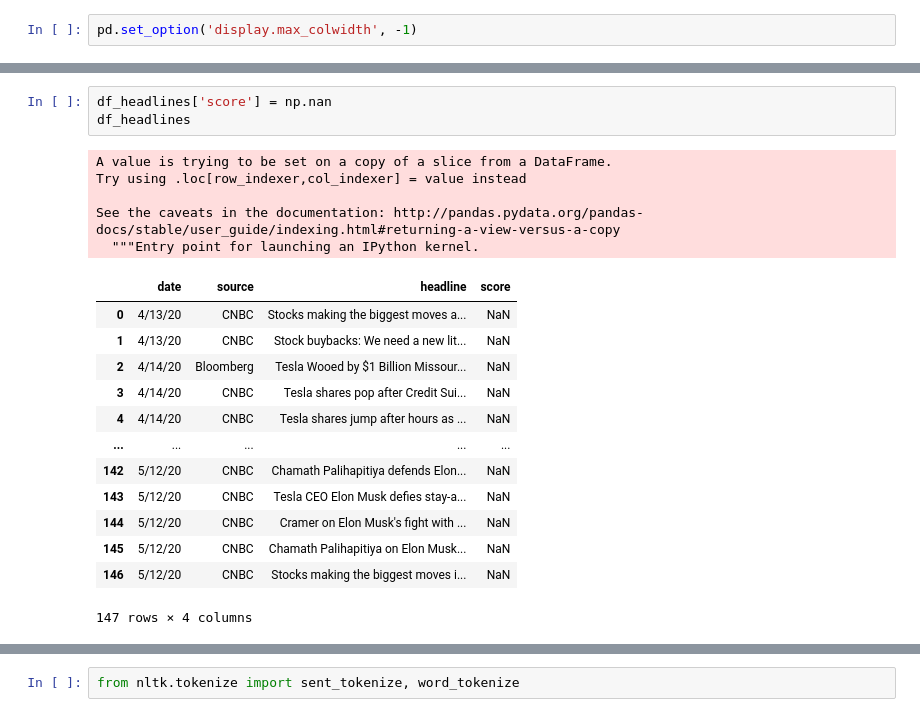
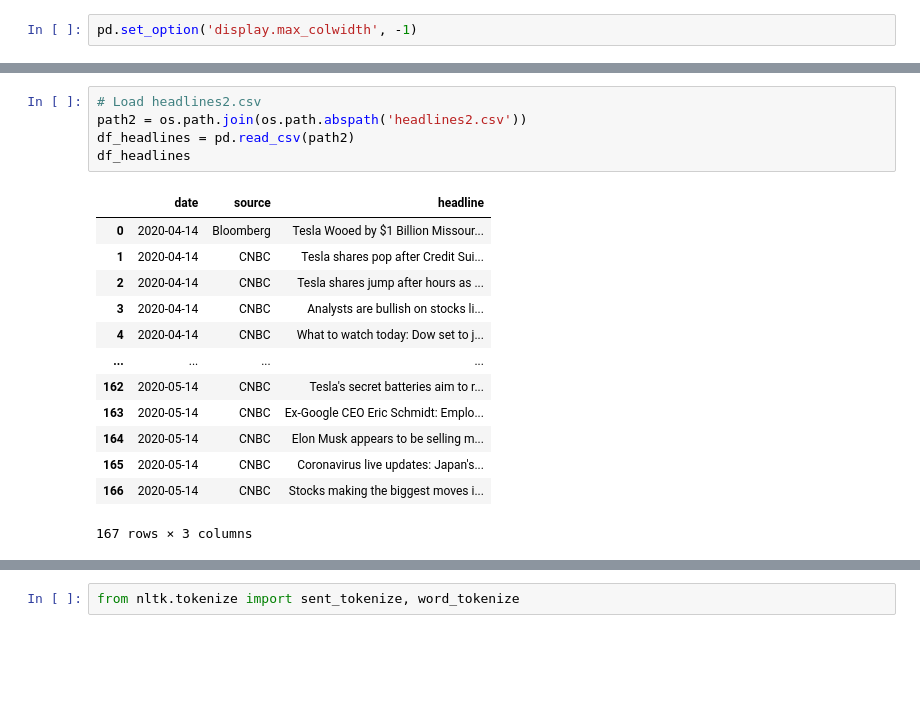
Before and after one commit to rich1123/Sentiment.Analysis, a Jupyter notebook: NewsAPI/headlines.ipynb, the cells around one changed output, grey strips where cells are left out. Cells and saved outputs as stored; diff of their text form; blank space fills up the shorter version.

```diff
--- a/NewsAPI/headlines.ipynb
+++ b/NewsAPI/headlines.ipynb
@@ -42,22 +8,19 @@ df_headlines
-# %%
-df_headlines['score'] = np.nan
-df_headlines
-# %% [output]
-A value is trying to be set on a copy of a slice from a DataFrame.
-Try using .loc[row_indexer,col_indexer] = value instead
-
-See the caveats in the documentation: http://pandas.pydata.org/pandas-docs/stable/user_guide/indexing.html#returning-a-view-versus-a-copy
-  """Entry point for launching an IPython kernel.
-|  | date | source | headline | score |
-| 0 | 4/13/20 | CNBC | Stocks making the biggest moves a... | NaN |
-| 1 | 4/13/20 | CNBC | Stock buybacks: We need a new lit... | NaN |
-| 2 | 4/14/20 | Bloomberg | Tesla Wooed by $1 Billion Missour... | NaN |
-| 3 | 4/14/20 | CNBC | Tesla shares pop after Credit Sui... | NaN |
-| 4 | 4/14/20 | CNBC | Tesla shares jump after hours as ... | NaN |
-| ... | ... | ... | ... | ... |
-| 142 | 5/12/20 | CNBC | Chamath Palihapitiya defends Elon... | NaN |
-| 143 | 5/12/20 | CNBC | Tesla CEO Elon Musk defies stay-a... | NaN |
-| 144 | 5/12/20 | CNBC | Cramer on Elon Musk's fight with ... | NaN |
-| 145 | 5/12/20 | CNBC | Chamath Palihapitiya on Elon Musk... | NaN |
-| 146 | 5/12/20 | CNBC | Stocks making the biggest moves i... | NaN |
-147 rows × 4 columns
+# %%
+# Load headlines2.csv
+path2 = os.path.join(os.path.abspath('headlines2.csv'))
+df_headlines = pd.read_csv(path2)
+df_headlines
+# %% [output]
+|  | date | source | headline |
+| 0 | 2020-04-14 | Bloomberg | Tesla Wooed by $1 Billion Missour... |
+| 1 | 2020-04-14 | CNBC | Tesla shares pop after Credit Sui... |
+| 2 | 2020-04-14 | CNBC | Tesla shares jump after hours as ... |
+| 3 | 2020-04-14 | CNBC | Analysts are bullish on stocks li... |
+| 4 | 2020-04-14 | CNBC | What to watch today: Dow set to j... |
+| ... | ... | ... | ... |
+| 162 | 2020-05-14 | CNBC | Tesla's secret batteries aim to r... |
+| 163 | 2020-05-14 | CNBC | Ex-Google CEO Eric Schmidt: Emplo... |
+| 164 | 2020-05-14 | CNBC | Elon Musk appears to be selling m... |
+| 165 | 2020-05-14 | CNBC | Coronavirus live updates: Japan's... |
+| 166 | 2020-05-14 | CNBC | Stocks making the biggest moves i... |
+167 rows × 3 columns
```
Also changed, not shown: parts of 25 cells of this notebook, 6 other files.
